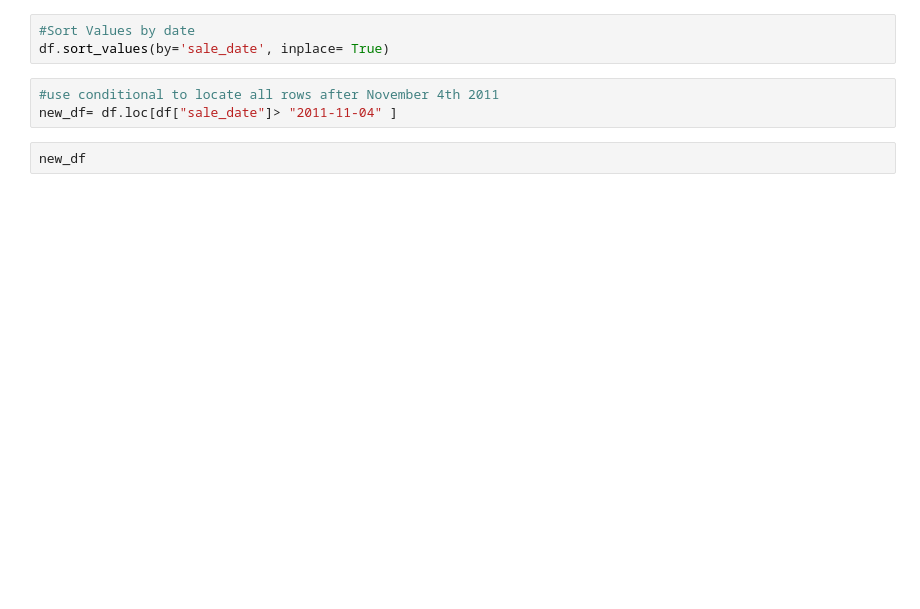
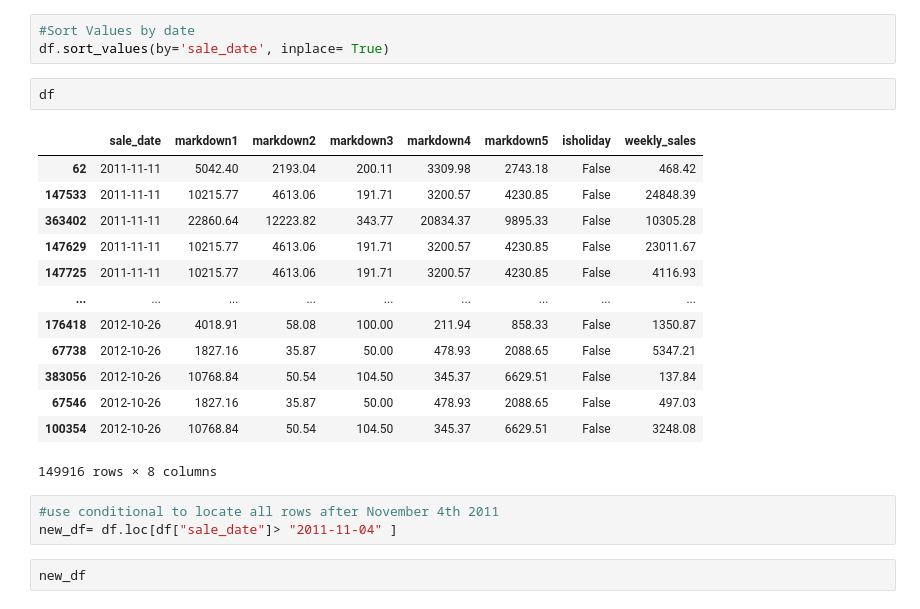
Before and after one commit to Infinity183/Sales_Retail_FP, a Jupyter notebook: Preprocessing_BestDate4Markdown.ipynb, the cells around one changed output. Saved outputs shown, nothing was run; the diff lists cells and outputs as text; blank space fills up the shorter version.

```diff
--- a/Preprocessing_BestDate4Markdown.ipynb
+++ b/Preprocessing_BestDate4Markdown.ipynb
@@ -54,6 +62,22 @@ df
 # %%
 #Sort Values by date
 df.sort_values(by='sale_date', inplace= True)
+# %%
+df
+# %% [output]
+|  | sale_date | markdown1 | markdown2 | markdown3 | markdown4 | markdown5 | isholiday | weekly_sales |
+| 62 | 2011-11-11 | 5042.40 | 2193.04 | 200.11 | 3309.98 | 2743.18 | False | 468.42 |
+| 147533 | 2011-11-11 | 10215.77 | 4613.06 | 191.71 | 3200.57 | 4230.85 | False | 24848.39 |
+| 363402 | 2011-11-11 | 22860.64 | 12223.82 | 343.77 | 20834.37 | 9895.33 | False | 10305.28 |
+| 147629 | 2011-11-11 | 10215.77 | 4613.06 | 191.71 | 3200.57 | 4230.85 | False | 23011.67 |
+| 147725 | 2011-11-11 | 10215.77 | 4613.06 | 191.71 | 3200.57 | 4230.85 | False | 4116.93 |
+| ... | ... | ... | ... | ... | ... | ... | ... | ... |
+| 176418 | 2012-10-26 | 4018.91 | 58.08 | 100.00 | 211.94 | 858.33 | False | 1350.87 |
+| 67738 | 2012-10-26 | 1827.16 | 35.87 | 50.00 | 478.93 | 2088.65 | False | 5347.21 |
+| 383056 | 2012-10-26 | 10768.84 | 50.54 | 104.50 | 345.37 | 6629.51 | False | 137.84 |
+| 67546 | 2012-10-26 | 1827.16 | 35.87 | 50.00 | 478.93 | 2088.65 | False | 497.03 |
+| 100354 | 2012-10-26 | 10768.84 | 50.54 | 104.50 | 345.37 | 6629.51 | False | 3248.08 |
+149916 rows × 8 columns
 # %%
 #use conditional to locate all rows after November 4th 2011
 new_df= df.loc[df["sale_date"]> "2011-11-04" ]
```
Also changed, not shown: parts of 15 cells of this notebook.
